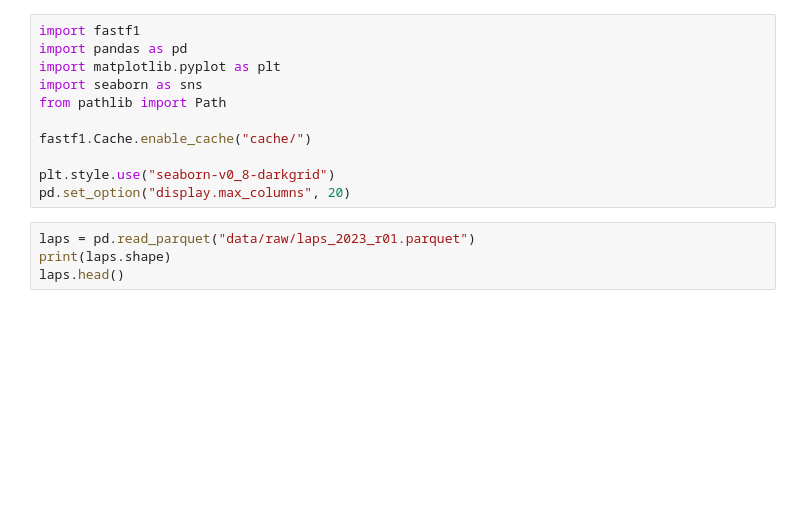
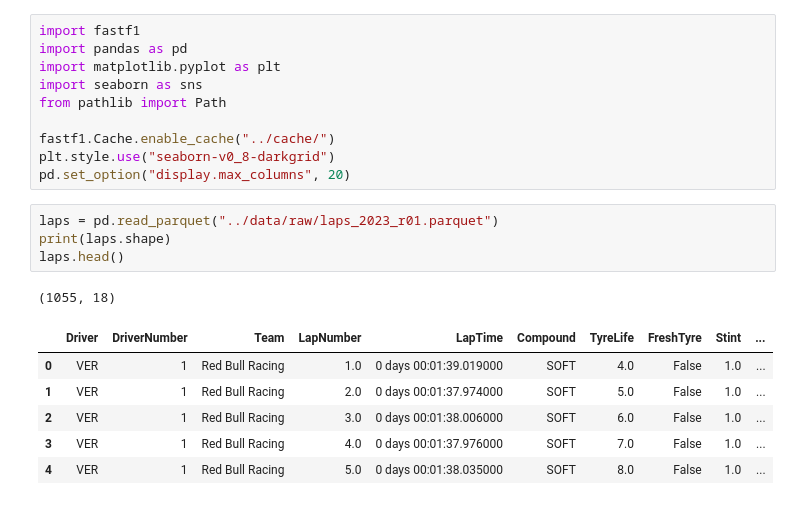
Before and after one commit to Shreyansh262/f1-strategist, a Jupyter notebook: notebooks/01_eda.ipynb, the cells around one changed output. Cells and saved outputs as stored; diff of their text form; blank space fills up the shorter version.

```diff
--- a/notebooks/01_eda.ipynb
+++ b/notebooks/01_eda.ipynb
@@ -5,14 +5,21 @@ import matplotlib.pyplot as plt
 import seaborn as sns
 from pathlib import Path
 
-fastf1.Cache.enable_cache("cache/")
-
+fastf1.Cache.enable_cache("../cache/")
 plt.style.use("seaborn-v0_8-darkgrid")
 pd.set_option("display.max_columns", 20)
 # %%
-laps = pd.read_parquet("data/raw/laps_2023_r01.parquet")
+laps = pd.read_parquet("../data/raw/laps_2023_r01.parquet")
 print(laps.shape)
 laps.head()
+# %% [output]
+(1055, 18)
+|  | Driver | DriverNumber | Team | LapNumber | LapTime | Compound | TyreLife | FreshTyre | Stint | ... |
+| 0 | VER | 1 | Red Bull Racing | 1.0 | 0 days 00:01:39.019000 | SOFT | 4.0 | False | 1.0 | ... |
+| 1 | VER | 1 | Red Bull Racing | 2.0 | 0 days 00:01:37.974000 | SOFT | 5.0 | False | 1.0 | ... |
+| 2 | VER | 1 | Red Bull Racing | 3.0 | 0 days 00:01:38.006000 | SOFT | 6.0 | False | 1.0 | ... |
+| 3 | VER | 1 | Red Bull Racing | 4.0 | 0 days 00:01:37.976000 | SOFT | 7.0 | False | 1.0 | ... |
+| 4 | VER | 1 | Red Bull Racing | 5.0 | 0 days 00:01:38.035000 | SOFT | 8.0 | False | 1.0 | ... |
 # %%
 print("Missing values:")
 print(laps.isnull().sum())
```
Also changed, not shown: parts of 5 cells of this notebook, 5 other files.
